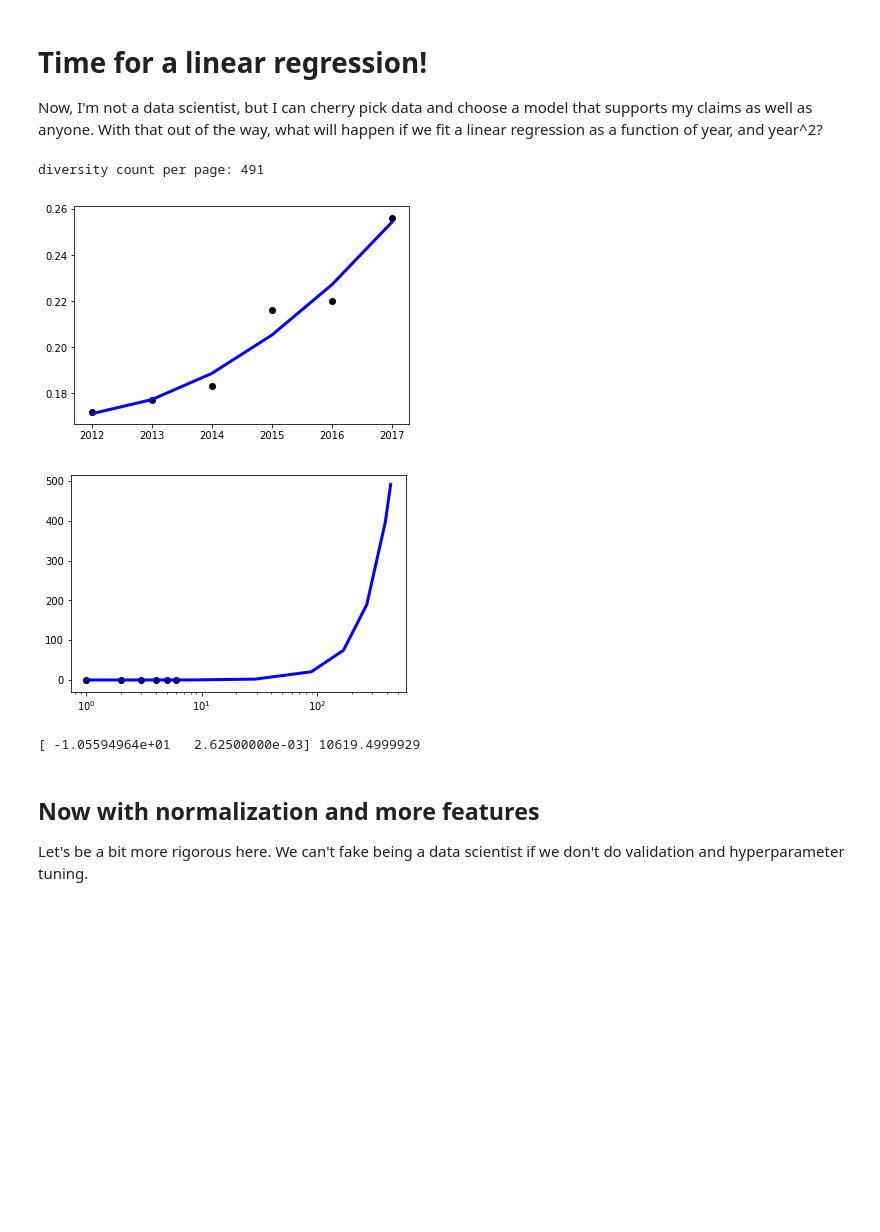
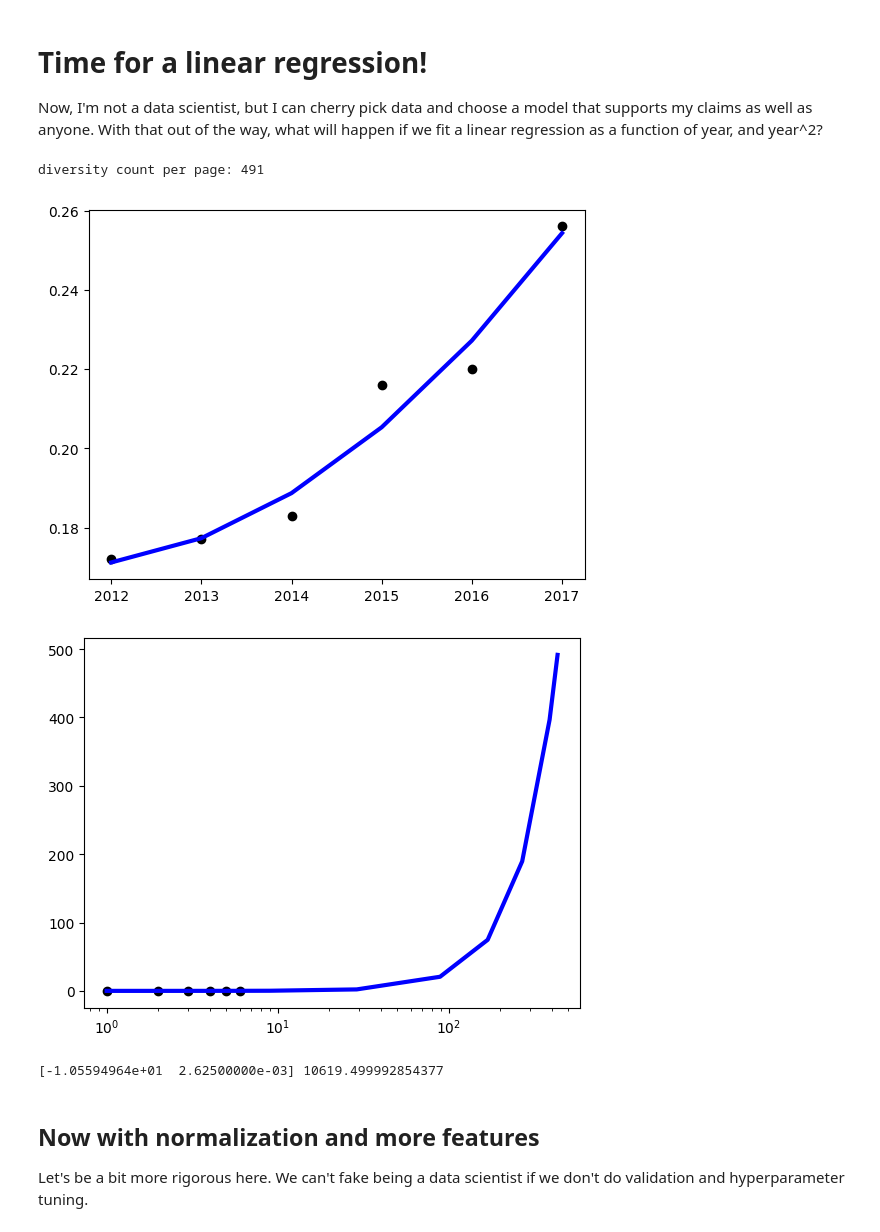
Before and after one commit to IcarusMJ12/uc_diversities, a Jupyter notebook: diversities.ipynb, the cells around one changed output. Saved outputs shown, nothing was run; the diff lists cells and outputs as text; code cells hidden in the pictures; blank space fills up the shorter version.

```diff
--- a/diversities.ipynb
+++ b/diversities.ipynb
@@ -59,35 +77,38 @@ from matplotlib import pyplot as plt
 # %%
 import numpy as np
 
 # do year, year-squared starting in 2012 because that's where the consistent upward trend starts
-years = np.array(range(2012, 2018))
-normalized_years = np.array([i - 2011 for i in years])
-X2 = np.array([[i, i**2] for i in years])
+year_range = range(2012, 2018)
+year_offset = 2011
+years = np.array(year_range)
+start_year = 2011
+normalized_years = np.array([year - year_offset for year in years])
+X2 = np.array([[year, year ** 2] for year in years])
 y = np.array([0.172, 0.177, 0.183, 0.216, 0.220, 0.256])
 
-lr2 = linear_model.LinearRegression(normalize=True)
+lr2 = linear_model.LinearRegression()  # regularization has no effect here
 lr2.fit(X2, y)
 # total diversity saturation here
 SATURATION_YEAR = 2444
-predict_years = np.array(range(2012,2018) + [2020, 2040, 2100, 2180, 2280, 2400, SATURATION_YEAR])
-predict_norm_years = np.array([i - 2011 for i in predict_years])
-predict_X2 = np.array([[i, i**2] for i in predict_years])
-print "diversity count per page: %i" % lr2.predict([[SATURATION_YEAR, SATURATION_YEAR**2]])[0]
+predict_years = np.array(list(year_range) + [2020, 2040, 2100, 2180, 2280, 2400, SATURATION_YEAR])
+predict_norm_years = np.array([year - 2011 for year in predict_years])
+predict_X2 = np.array([[year, year**2] for year in predict_years])
+print(f"diversity count per page: {int(lr2.predict([[SATURATION_YEAR, SATURATION_YEAR**2]])[0])}")
 plt.plot(years, lr2.predict(X2), color='blue', linewidth=3)
 plt.scatter(years, y, color='black')
 plt.show()
 plt.plot(predict_norm_years, lr2.predict(predict_X2), color='blue', linewidth=3)
 plt.scatter(normalized_years, y, color='black')
 plt.xscale('log')
 plt.show()
 # %% [output]
 diversity count per page: 491
-[figure, old version]
+[figure, new version]
-[figure, old version]
+[figure, new version]
 # %%
-print lr2.coef_, lr2.intercept_
+print(lr2.coef_, lr2.intercept_)
 # %% [output]
-[ -1.05594964e+01   2.62500000e-03] 10619.4999929
+[-1.05594964e+01  2.62500000e-03] 10619.499992854377
 # %% [markdown]
 ## Now with normalization and more features
 
```
Also changed, not shown: parts of 8 cells of this notebook, 2 other files.
